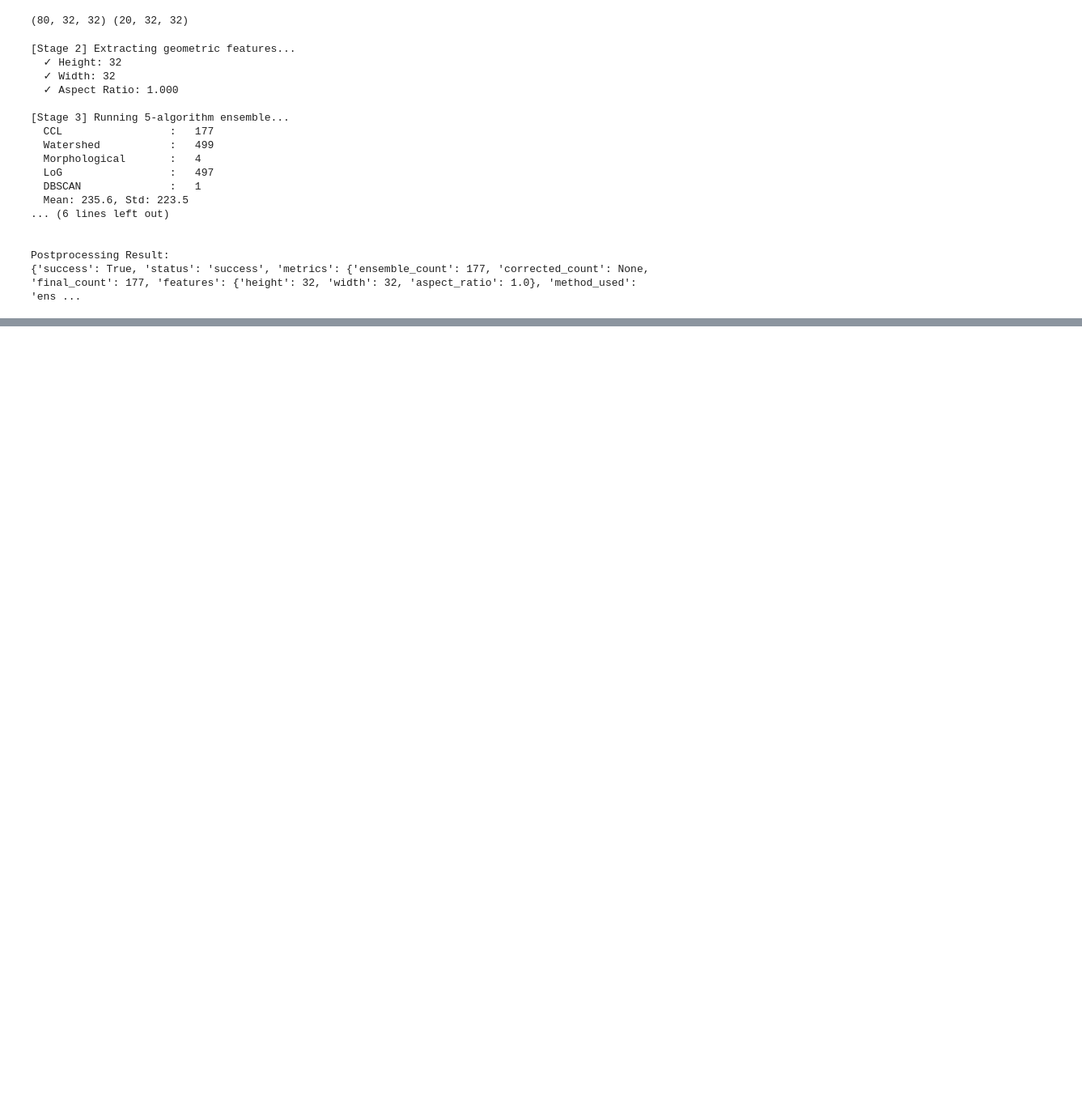
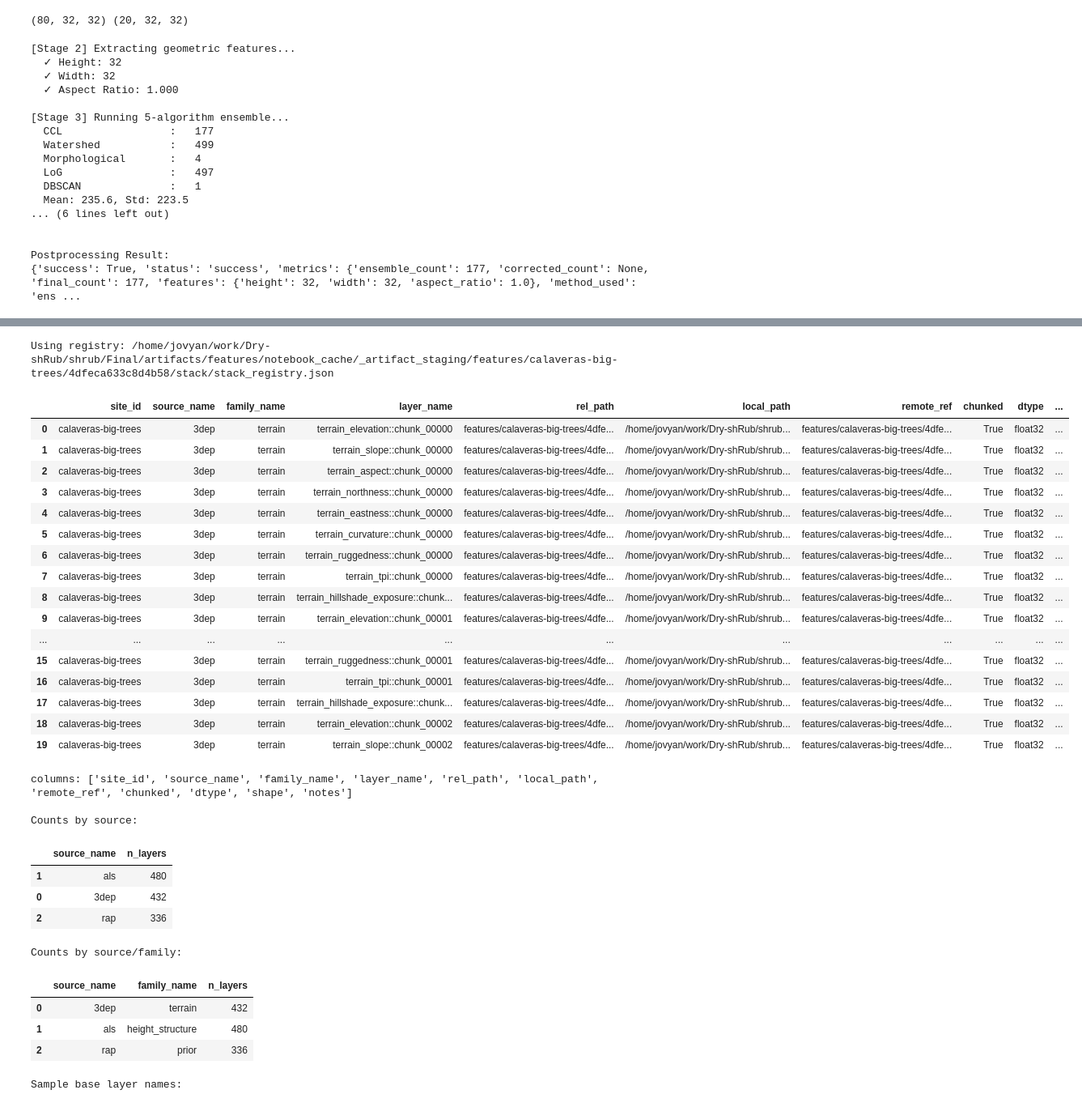
Before and after one commit to ICharmU/shrub, a Jupyter notebook: Final/main.ipynb, the cells around one changed output, grey strips where cells are left out. Shown at 81% size. Cells and saved outputs as stored; diff of their text form; code cells hidden in the pictures; blank space fills up the shorter version.

```diff
--- a/Final/main.ipynb
+++ b/Final/main.ipynb
@@ -1991,0 +3050,70 @@ Postprocessing Result:
+# %%
+nonempty = candidate_registry_df[candidate_registry_df["n_layers"].fillna(0) > 0].copy()
+if nonempty.empty:
+    raise ValueError(f"No non-empty stack registries found for site={SITE}")
+
+best_registry_path = Path(nonempty.iloc[0]["path"])
+print("Using registry:", best_registry_path)
+
+payload = json.loads(best_registry_path.read_text())
+layers = payload["layers"] if isinstance(payload, dict) else payload
+reg_df = pd.DataFrame(layers)
+
+display(reg_df.head(20))
+print("columns:", reg_df.columns.tolist())
+
+if "source_name" in reg_df.columns:
+    print("\nCounts by source:")
+    display(reg_df.groupby("source_name").size().reset_index(name="n_layers").sort_values("n_layers", ascending=False))
+
+if {"source_name", "family_name"}.issubset(reg_df.columns):
+    print("\nCounts by source/family:")
+    display(
+        reg_df.groupby(["source_name", "family_name"])
+        .size()
+        .reset_index(name="n_layers")
+        .sort_values(["source_name", "family_name"])
+    )
+
+if "layer_name" in reg_df.columns:
+    reg_df["base_layer_name"] = reg_df["layer_name"].astype(str).str.split("::").str[0]
+    print("\nSample base layer names:")
+    display(
+        reg_df[["source_name", "family_name", "base_layer_name"]]
+        .drop_duplicates()
+        .sort_values(["source_name", "family_name", "base_layer_name"])
+        .reset_index(drop=True)
+        .head(200)
+    )
+# %% [output]
+Using registry: /home/jovyan/work/Dry-shRub/shrub/Final/artifacts/features/notebook_cache/_artifact_staging/features/calaveras-big-trees/4dfeca633c8d4b58/stack/stack_registry.json
+|  | site_id | source_name | family_name | layer_name | rel_path | local_path | remote_ref | chunked | dtype | ... |
+| 0 | calaveras-big-trees | 3dep | terrain | terrain_elevation::chunk_00000 | features/calaveras-big-trees/4dfe... | /home/jovyan/work/Dry-shRub/shrub... | features/calaveras-big-trees/4dfe... | True | float32 | ... |
+| 1 | calaveras-big-trees | 3dep | terrain | terrain_slope::chunk_00000 | features/calaveras-big-trees/4dfe... | /home/jovyan/work/Dry-shRub/shrub... | features/calaveras-big-trees/4dfe... | True | float32 | ... |
+| 2 | calaveras-big-trees | 3dep | terrain | terrain_aspect::chunk_00000 | features/calaveras-big-trees/4dfe... | /home/jovyan/work/Dry-shRub/shrub... | features/calaveras-big-trees/4dfe... | True | float32 | ... |
+| 3 | calaveras-big-trees | 3dep | terrain | terrain_northness::chunk_00000 | features/calaveras-big-trees/4dfe... | /home/jovyan/work/Dry-shRub/shrub... | features/calaveras-big-trees/4dfe... | True | float32 | ... |
+| 4 | calaveras-big-trees | 3dep | terrain | terrain_eastness::chunk_00000 | features/calaveras-big-trees/4dfe... | /home/jovyan/work/Dry-shRub/shrub... | features/calaveras-big-trees/4dfe... | True | float32 | ... |
+| 5 | calaveras-big-trees | 3dep | terrain | terrain_curvature::chunk_00000 | features/calaveras-big-trees/4dfe... | /home/jovyan/work/Dry-shRub/shrub... | features/calaveras-big-trees/4dfe... | True | float32 | ... |
+| 6 | calaveras-big-trees | 3dep | terrain | terrain_ruggedness::chunk_00000 | features/calaveras-big-trees/4dfe... | /home/jovyan/work/Dry-shRub/shrub... | features/calaveras-big-trees/4dfe... | True | float32 | ... |
+| 7 | calaveras-big-trees | 3dep | terrain | terrain_tpi::chunk_00000 | features/calaveras-big-trees/4dfe... | /home/jovyan/work/Dry-shRub/shrub... | features/calaveras-big-trees/4dfe... | True | float32 | ... |
+| 8 | calaveras-big-trees | 3dep | terrain | terrain_hillshade_exposure::chunk... | features/calaveras-big-trees/4dfe... | /home/jovyan/work/Dry-shRub/shrub... | features/calaveras-big-trees/4dfe... | True | float32 | ... |
+| 9 | calaveras-big-trees | 3dep | terrain | terrain_elevation::chunk_00001 | features/calaveras-big-trees/4dfe... | /home/jovyan/work/Dry-shRub/shrub... | features/calaveras-big-trees/4dfe... | True | float32 | ... |
+| ... | ... | ... | ... | ... | ... | ... | ... | ... | ... | ... |
+| 15 | calaveras-big-trees | 3dep | terrain | terrain_ruggedness::chunk_00001 | features/calaveras-big-trees/4dfe... | /home/jovyan/work/Dry-shRub/shrub... | features/calaveras-big-trees/4dfe... | True | float32 | ... |
+| 16 | calaveras-big-trees | 3dep | terrain | terrain_tpi::chunk_00001 | features/calaveras-big-trees/4dfe... | /home/jovyan/work/Dry-shRub/shrub... | features/calaveras-big-trees/4dfe... | True | float32 | ... |
+| 17 | calaveras-big-trees | 3dep | terrain | terrain_hillshade_exposure::chunk... | features/calaveras-big-trees/4dfe... | /home/jovyan/work/Dry-shRub/shrub... | features/calaveras-big-trees/4dfe... | True | float32 | ... |
+| 18 | calaveras-big-trees | 3dep | terrain | terrain_elevation::chunk_00002 | features/calaveras-big-trees/4dfe... | /home/jovyan/work/Dry-shRub/shrub... | features/calaveras-big-trees/4dfe... | True | float32 | ... |
+| 19 | calaveras-big-trees | 3dep | terrain | terrain_slope::chunk_00002 | features/calaveras-big-trees/4dfe... | /home/jovyan/work/Dry-shRub/shrub... | features/calaveras-big-trees/4dfe... | True | float32 | ... |
+columns: ['site_id', 'source_name', 'family_name', 'layer_name', 'rel_path', 'local_path', 'remote_ref', 'chunked', 'dtype', 'shape', 'notes']
+
+Counts by source:
+|  | source_name | n_layers |
+| 1 | als | 480 |
+| 0 | 3dep | 432 |
+| 2 | rap | 336 |
+Counts by source/family:
+|  | source_name | family_name | n_layers |
+| 0 | 3dep | terrain | 432 |
+| 1 | als | height_structure | 480 |
+| 2 | rap | prior | 336 |
+Sample base layer names:
```
Also changed, not shown: parts of 29 cells of this notebook, 4 other files.
